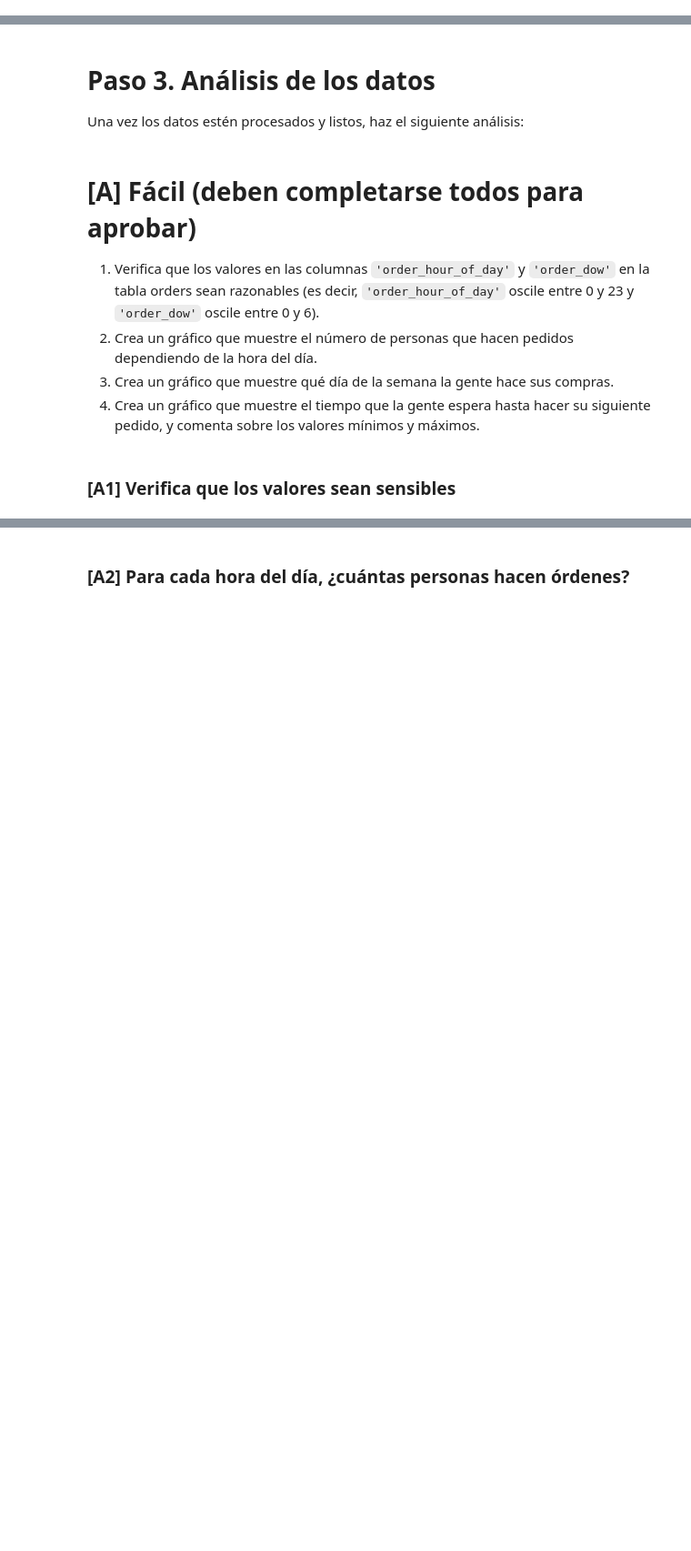
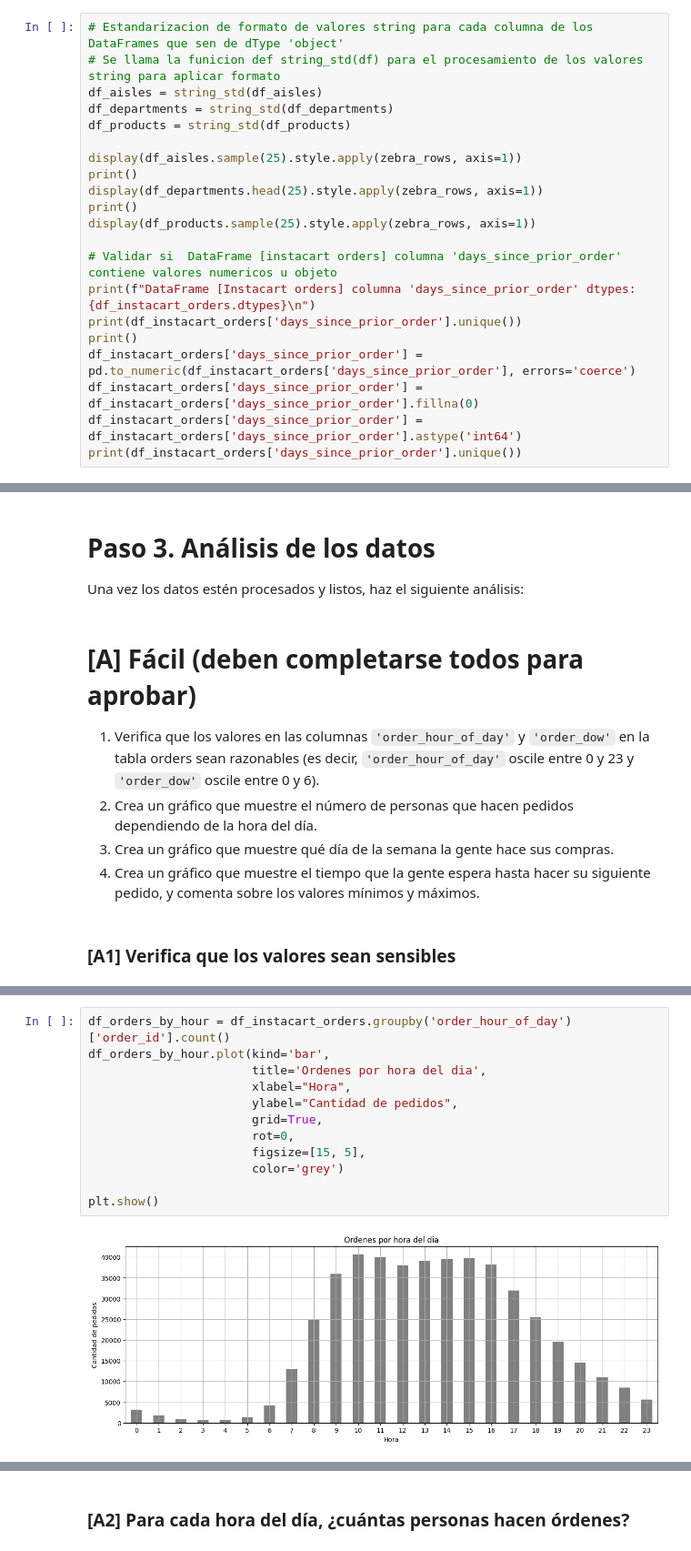
Before and after one commit to LuisPastranaLemus/Python-Github_VENV, a Jupyter notebook: TripleTen/Project_Sprint4/Project_Sprint4.ipynb, the cells around one changed output, grey strips where cells are left out. Shown at 91% size. Saved outputs shown, nothing was run; the diff lists cells and outputs as text; blank space fills up the shorter version.

```diff
--- a/TripleTen/Project_Sprint4/Project_Sprint4.ipynb
+++ b/TripleTen/Project_Sprint4/Project_Sprint4.ipynb
@@ -400,0 +839,21 @@ Describe brevemente tus hallazgos y lo que hiciste con ellos.
+# %%
+# Estandarizacion de formato de valores string para cada columna de los DataFrames que sen de dType 'object'
+# Se llama la funicion def string_std(df) para el procesamiento de los valores string para aplicar formato
+df_aisles = string_std(df_aisles)
+df_departments = string_std(df_departments)
+df_products = string_std(df_products)
+
+display(df_aisles.sample(25).style.apply(zebra_rows, axis=1))
+print()
+display(df_departments.head(25).style.apply(zebra_rows, axis=1))
+print()
+display(df_products.sample(25).style.apply(zebra_rows, axis=1))
+
+# Validar si  DataFrame [instacart orders] columna 'days_since_prior_order' contiene valores numericos u objeto
+print(f"DataFrame [Instacart orders] columna 'days_since_prior_order' dtypes: {df_instacart_orders.dtypes}\n")
+print(df_instacart_orders['days_since_prior_order'].unique())
+print()
+df_instacart_orders['days_since_prior_order'] = pd.to_numeric(df_instacart_orders['days_since_prior_order'], errors='coerce')
+df_instacart_orders['days_since_prior_order'] = df_instacart_orders['days_since_prior_order'].fillna(0)
+df_instacart_orders['days_since_prior_order'] = df_instacart_orders['days_since_prior_order'].astype('int64')
+print(df_instacart_orders['days_since_prior_order'].unique())
@@ -417,0 +963,14 @@ Una vez los datos estén procesados y listos, haz el siguiente análisis:
+# %%
+df_orders_by_hour = df_instacart_orders.groupby('order_hour_of_day')['order_id'].count()
+df_orders_by_hour.plot(kind='bar',
+                       title='Ordenes por hora del dia',
+                       xlabel="Hora",
+                       ylabel="Cantidad de pedidos",
+                       grid=True,
+                       rot=0,
+                       figsize=[15, 5],
+                       color='grey')
+
+plt.show()
+# %% [output]
+[figure, added]
```
Also changed, not shown: parts of 101 cells of this notebook, 6 other files.
